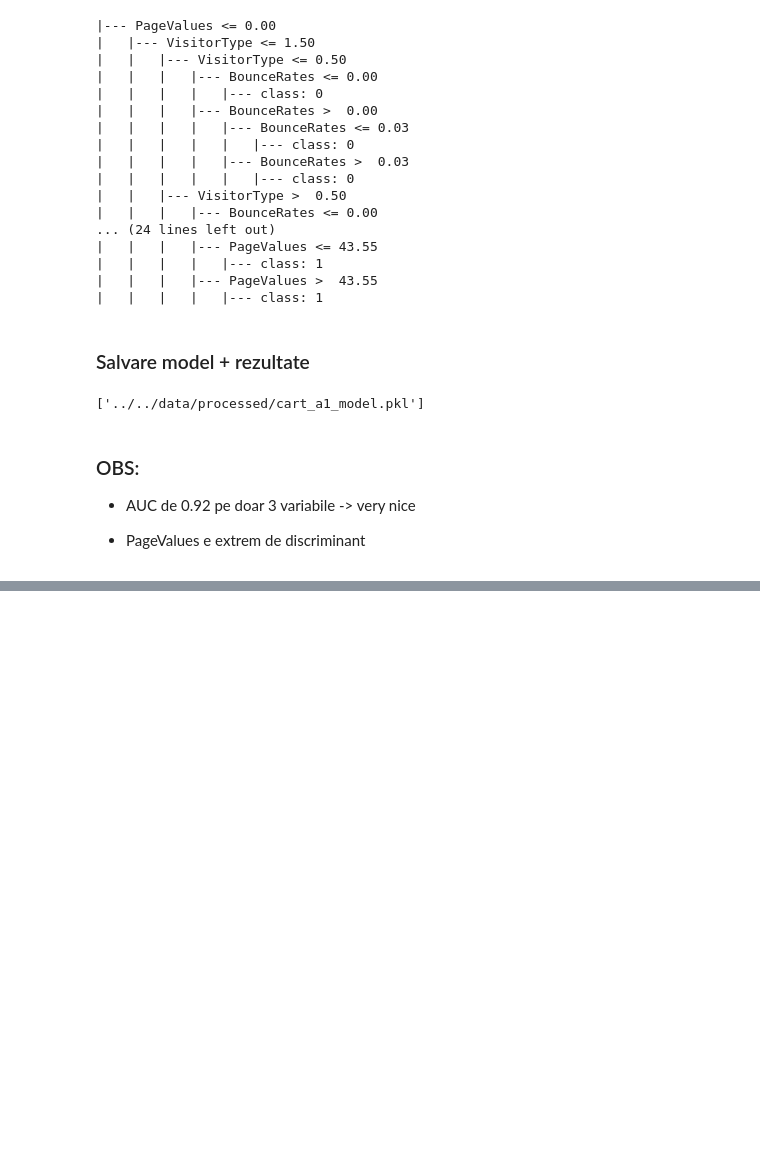
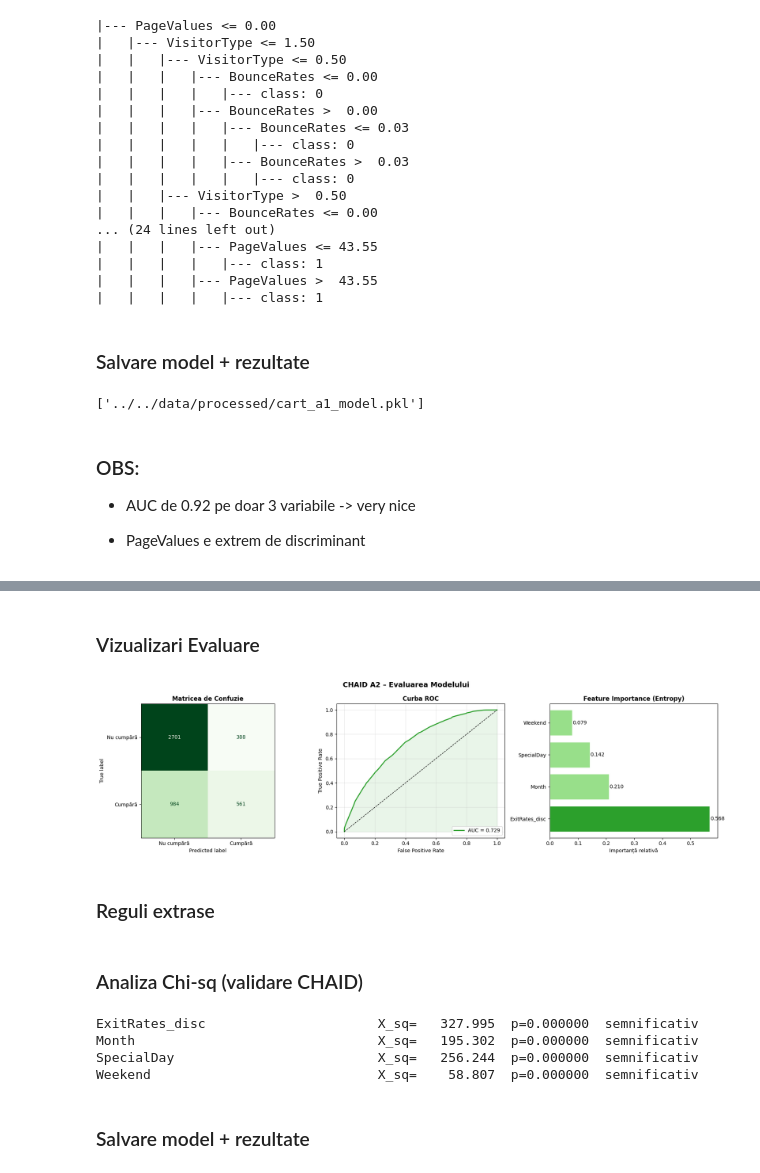
Before and after one commit to BejenaruIoanMatei/Online-Shoppers-Purchasing-Intention, a Jupyter notebook: notebooks/OnlinePurchasing/arbori.ipynb, the cells around one changed output, grey strips where cells are left out. Cells and saved outputs as stored; diff of their text form; code cells hidden in the pictures; blank space fills up the shorter version.

```diff
--- a/notebooks/OnlinePurchasing/arbori.ipynb
+++ b/notebooks/OnlinePurchasing/arbori.ipynb
@@ -251,0 +430,36 @@ pd.DataFrame([results_a1]).to_csv('../../outputs/cart_a1_results.csv', index=Fal
+# %% [markdown]
+### Vizualizari Evaluare
+# %%
+fig, axes = plt.subplots(1, 3, figsize=(18, 5))
+fig.suptitle('CHAID A2 – Evaluarea Modelului', fontsize=14, fontweight='bold')
+
+disp = ConfusionMatrixDisplay(confusion_matrix=cm,
+                               display_labels=['Nu cumpără', 'Cumpără'])
+disp.plot(ax=axes[0], colorbar=False, cmap='Greens')
+axes[0].set_title('Matricea de Confuzie', fontweight='bold')
+
+fpr, tpr, _ = roc_curve(y_test, y_pred_prob)
+axes[1].plot(fpr, tpr, color='#2ca02c', lw=2, label=f'AUC = {auc:.3f}')
+axes[1].plot([0, 1], [0, 1], 'k--', lw=1)
+axes[1].fill_between(fpr, tpr, alpha=0.1, color='#2ca02c')
+axes[1].set_xlabel('False Positive Rate')
+axes[1].set_ylabel('True Positive Rate')
+axes[1].set_title('Curba ROC', fontweight='bold')
+axes[1].legend(loc='lower right')
+axes[1].grid(alpha=0.3)
+
+importances = chaid_pruned.feature_importances_
+colors = ['#2ca02c' if i == np.argmax(importances) else '#98df8a'
+          for i in range(len(importances))]
+axes[2].barh(feature_names, importances, color=colors, edgecolor='white')
+axes[2].set_title('Feature Importance (Entropy)', fontweight='bold')
+axes[2].set_xlabel('Importanță relativă')
+for i, v in enumerate(importances):
+    axes[2].text(v + 0.002, i, f'{v:.3f}', va='center', fontsize=10)
+
+plt.tight_layout()
+plt.show()
+# %% [output]
+[figure, added]
+# %% [markdown]
+### Reguli extrase
@@ -251,0 +468,19 @@ pd.DataFrame([results_a1]).to_csv('../../outputs/cart_a1_results.csv', index=Fal
+# %% [markdown]
+### Analiza Chi-sq (validare CHAID)
+# %%
+from scipy.stats import chi2_contingency
+
+df_test_eval = X_test.copy()
+df_test_eval['Revenue'] = y_test.values
+
+for col in feature_names:
+    ct = pd.crosstab(df_test_eval[col], df_test_eval['Revenue'])
+    chi2, p, dof, _ = chi2_contingency(ct)
+    print(f"{col:<35} X_sq={chi2:>10.3f}  p={p:.6f}  {'semnificativ' if p < 0.05 else 'nesemnificativ'}")
+# %% [output]
+ExitRates_disc                      X_sq=   327.995  p=0.000000  semnificativ
+Month                               X_sq=   195.302  p=0.000000  semnificativ
+SpecialDay                          X_sq=   256.244  p=0.000000  semnificativ
+Weekend                             X_sq=    58.807  p=0.000000  semnificativ
+# %% [markdown]
+### Salvare model + rezultate
```
Also changed, not shown: parts of 16 cells of this notebook, 1 other file.
